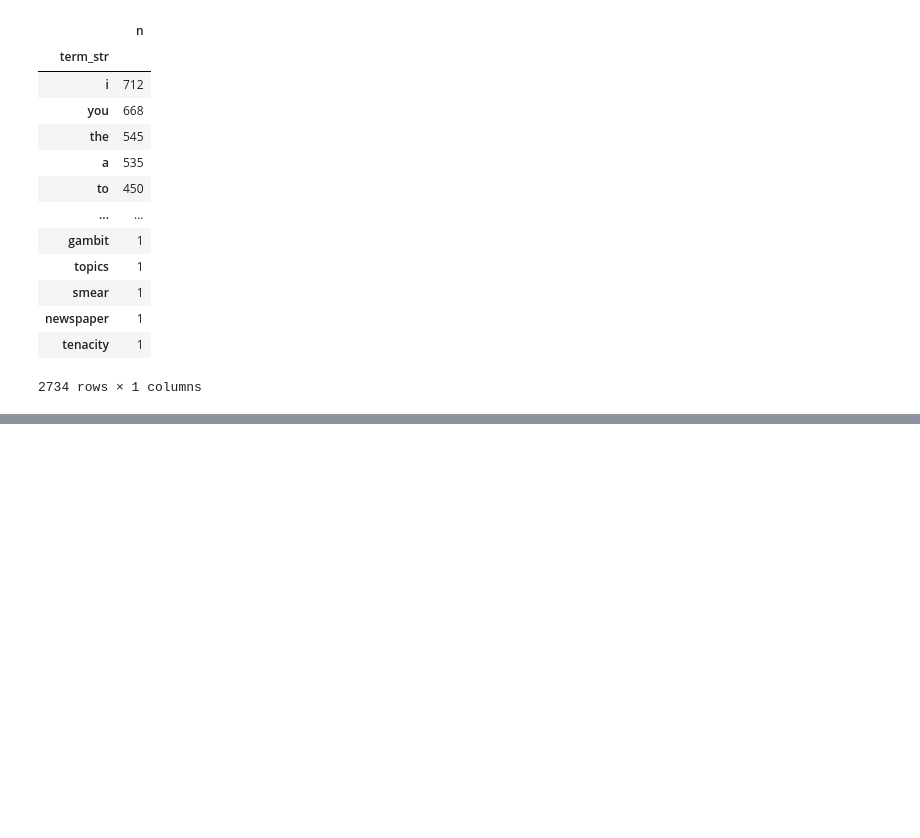
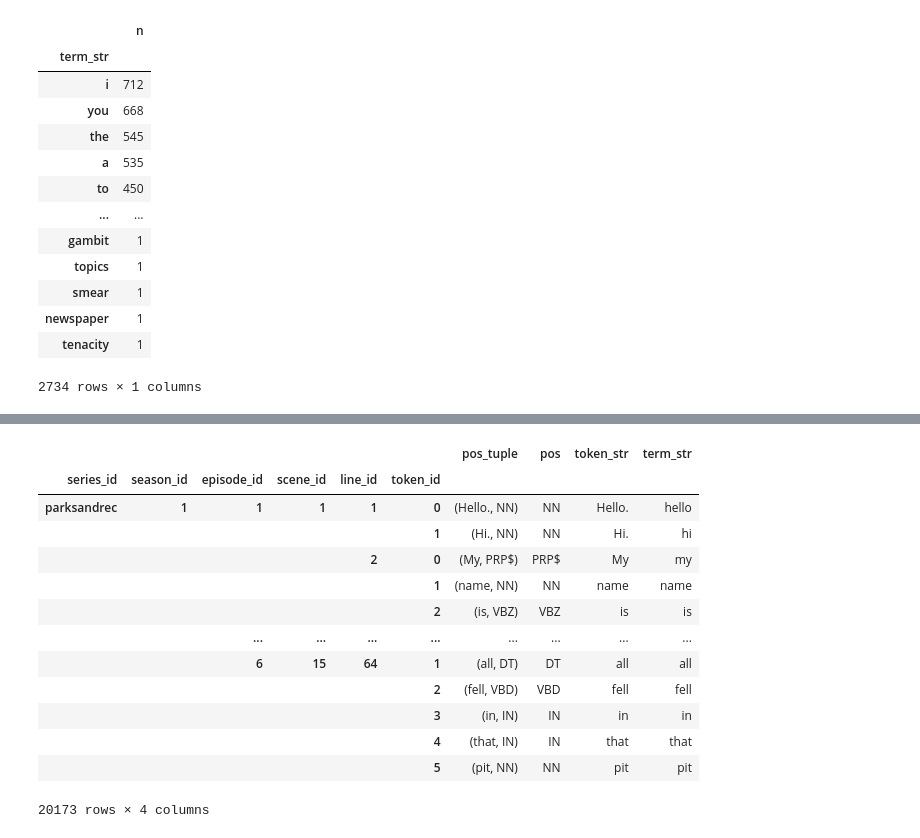
Before and after one commit to erictria/sitcom-text-analysis, a Jupyter notebook: extract_data.ipynb, the cells around one changed output, grey strips where cells are left out. Drawn from its saved outputs; the diff is of its cells as text; code cells hidden in the pictures; blank space fills up the shorter version.

```diff
--- a/extract_data.ipynb
+++ b/extract_data.ipynb
@@ -151,0 +154,17 @@ pnr_corp_enhanced[pnr_corp_enhanced.pos == 'NNP']
+# %%
+pnr_corp_enhanced
+# %% [output]
+|  |  |  |  |  |  | pos_tuple | pos | token_str | term_str |
+| series_id | season_id | episode_id | scene_id | line_id | token_id |  |  |  |  |
+| parksandrec | 1 | 1 | 1 | 1 | 0 | (Hello., NN) | NN | Hello. | hello |
+|  |  |  |  |  | 1 | (Hi., NN) | NN | Hi. | hi |
+|  |  |  |  | 2 | 0 | (My, PRP$) | PRP$ | My | my |
+|  |  |  |  |  | 1 | (name, NN) | NN | name | name |
+|  |  |  |  |  | 2 | (is, VBZ) | VBZ | is | is |
+|  |  | ... | ... | ... | ... | ... | ... | ... | ... |
+|  |  | 6 | 15 | 64 | 1 | (all, DT) | DT | all | all |
+|  |  |  |  |  | 2 | (fell, VBD) | VBD | fell | fell |
+|  |  |  |  |  | 3 | (in, IN) | IN | in | in |
+|  |  |  |  |  | 4 | (that, IN) | IN | that | that |
+|  |  |  |  |  | 5 | (pit, NN) | NN | pit | pit |
+20173 rows × 4 columns
```
Also changed, not shown: parts of 6 cells of this notebook, 1 other file.
